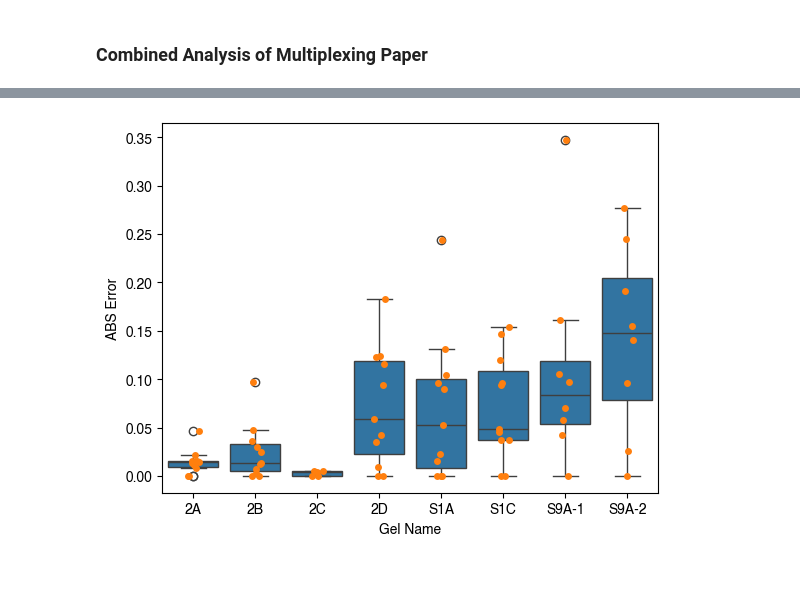
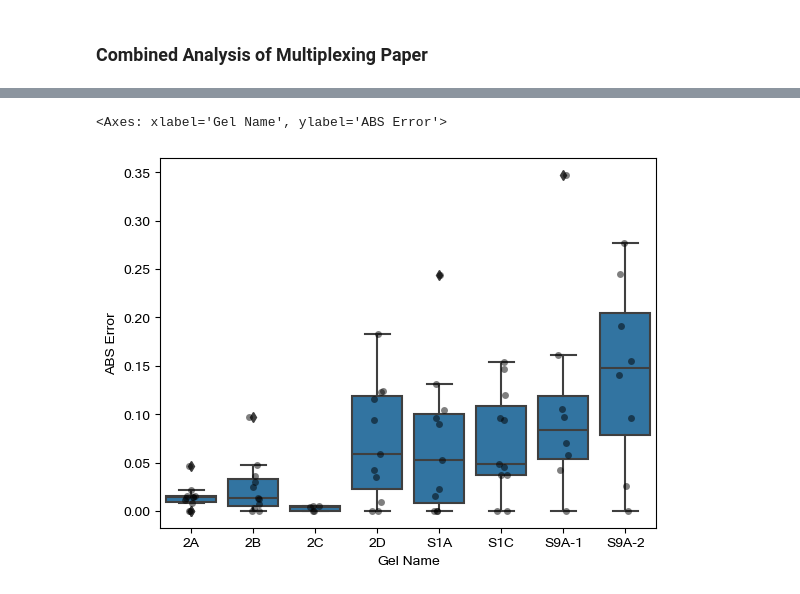
Before and after one commit to mattaq31/GelGenie, a Jupyter notebook: python-gelgenie/statistical_analysis/Paper Comparison Analysis (Clean).ipynb, the cells around one changed output, grey strips where cells are left out. Saved outputs shown, nothing was run; the diff lists cells and outputs as text; code cells hidden in the pictures.

Commit message:
Updated image formatting

```diff
--- a/python-gelgenie/statistical_analysis/Paper Comparison Analysis (Clean).ipynb
+++ b/python-gelgenie/statistical_analysis/Paper Comparison Analysis (Clean).ipynb
@@ -15,8 +15,8 @@ import math
 from scipy.stats import linregress
 import pingouin
 # %%
-user = 'matthew'
-# user = 'nathan'
+# user = 'matthew'
+user = 'nathan'
 if user == 'matthew':
     base_path = '../../../other_paper_comparisons'
     plt.rcParams.update({'font.sans-serif':'Helvetica'})  # consistent figure formatting
@@ -190,12 +190,13 @@ for gel in gel_names:
 # %%
 # quick barcharts for each gel
 
 # my interpretation:
 # gels 1-3 were clean, clear gels with very distinct bands
 # gels 4-6 were so-so - a clear trend was visible in the gel but bands were more diffuse and certain bands in the middle of the distribution introduce more uncertainty
 # gels 7-8 are the worst of the dataset - the bands are very similar in intensity and large errors in certain bands skewed the error significantly
 
-sns.boxplot(data=ma_multi_df, x='Gel Name', y='ABS Error')
-sns.stripplot(data=ma_multi_df, x='Gel Name', y='ABS Error')
+sns.boxplot(data=ma_multi_df, x='Gel Name', y='ABS Error', color='tab:blue')
+sns.stripplot(data=ma_multi_df, x='Gel Name', y='ABS Error', color='black', alpha=0.5)
 # %% [output]
+<Axes: xlabel='Gel Name', ylabel='ABS Error'>
-[figure, old version]
+[figure, new version]
```
Also changed, not shown: parts of 1 cell of this notebook.
